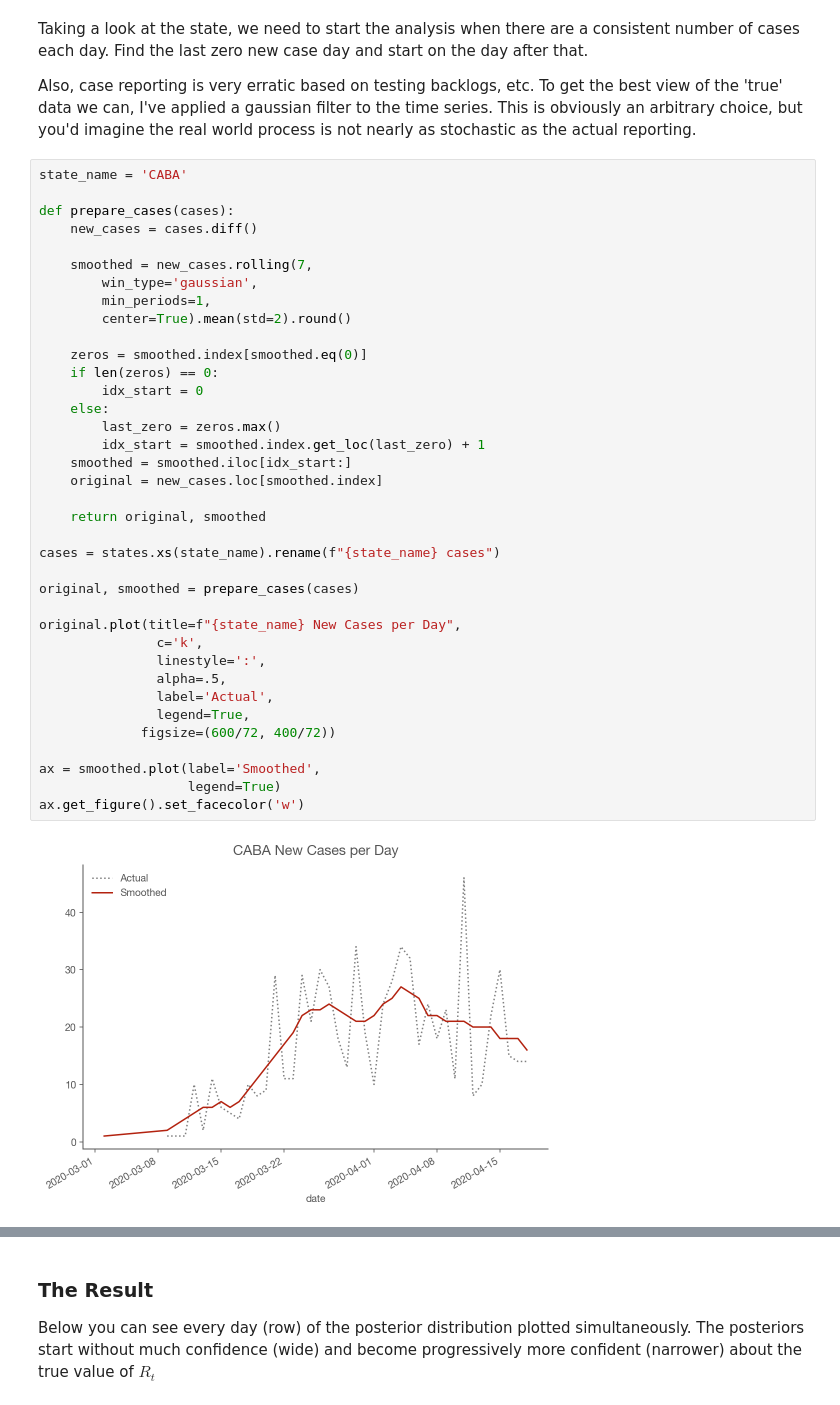
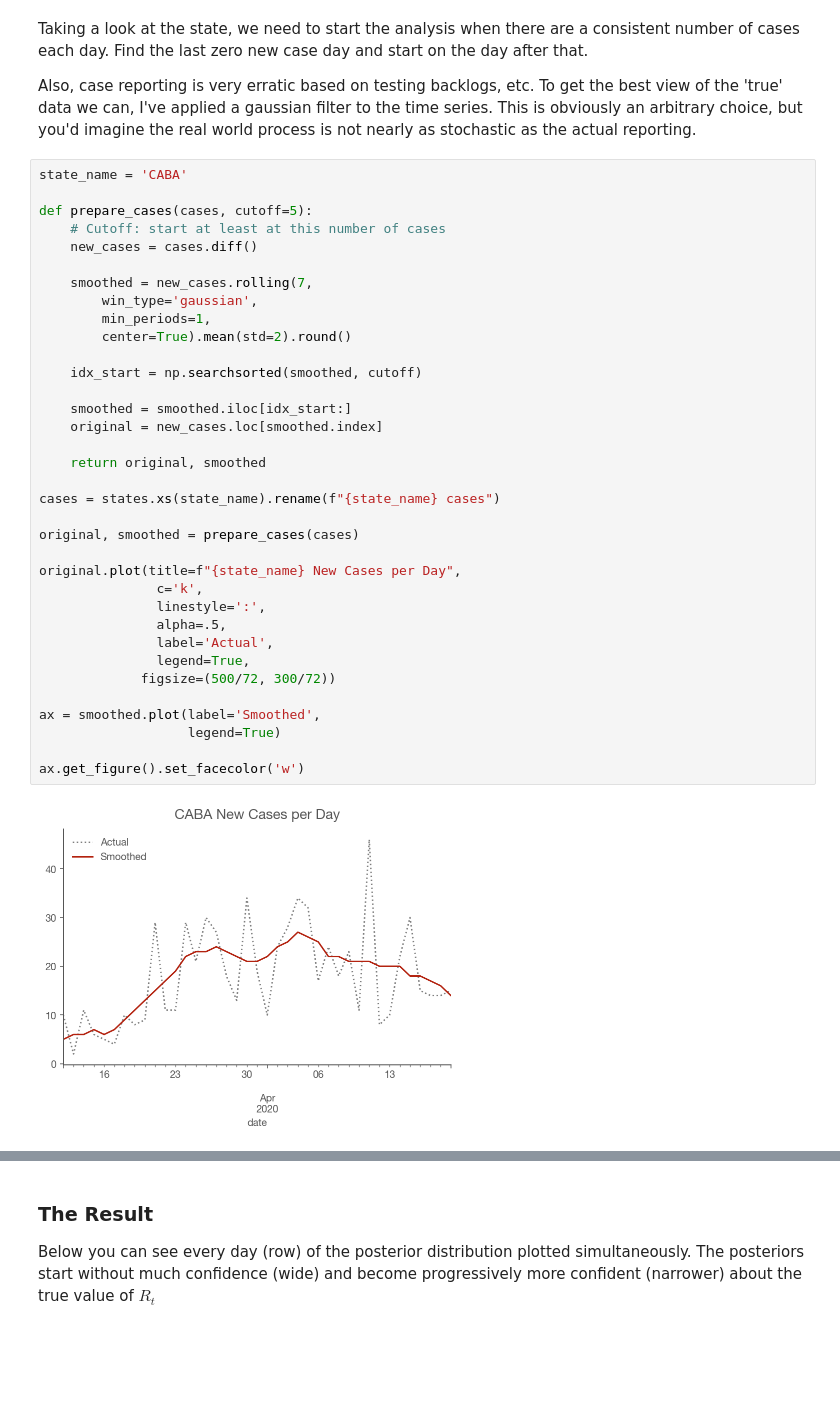
Before and after one commit to pablocelayes/covid-19, a Jupyter notebook: Realtime R0 - Argentina.ipynb, the cells around one changed output, grey strips where cells are left out. Cells and saved outputs as stored; diff of their text form; blank space fills up the shorter version.

```diff
--- a/Realtime R0 - Argentina.ipynb
+++ b/Realtime R0 - Argentina.ipynb
@@ -343,39 +347,37 @@ Also, case reporting is very erratic based on testing backlogs, etc. To get the
 # %%
 state_name = 'CABA'
 
-def prepare_cases(cases):
+def prepare_cases(cases, cutoff=5):
+    # Cutoff: start at least at this number of cases
     new_cases = cases.diff()
 
     smoothed = new_cases.rolling(7,
         win_type='gaussian',
         min_periods=1,
         center=True).mean(std=2).round()
 
-    zeros = smoothed.index[smoothed.eq(0)]
-    if len(zeros) == 0:
-        idx_start = 0
-    else:
-        last_zero = zeros.max()
-        idx_start = smoothed.index.get_loc(last_zero) + 1
+    idx_start = np.searchsorted(smoothed, cutoff)
+
     smoothed = smoothed.iloc[idx_start:]
     original = new_cases.loc[smoothed.index]
 
     return original, smoothed
 
 cases = states.xs(state_name).rename(f"{state_name} cases")
 
 original, smoothed = prepare_cases(cases)
 
 original.plot(title=f"{state_name} New Cases per Day",
                c='k',
                linestyle=':',
                alpha=.5,
                label='Actual',
                legend=True,
-             figsize=(600/72, 400/72))
+             figsize=(500/72, 300/72))
 
 ax = smoothed.plot(label='Smoothed',
                    legend=True)
+
 ax.get_figure().set_facecolor('w')
 # %% [output]
-[figure, old version]
+[figure, new version]
```
Also changed, not shown: parts of 61 cells of this notebook.
